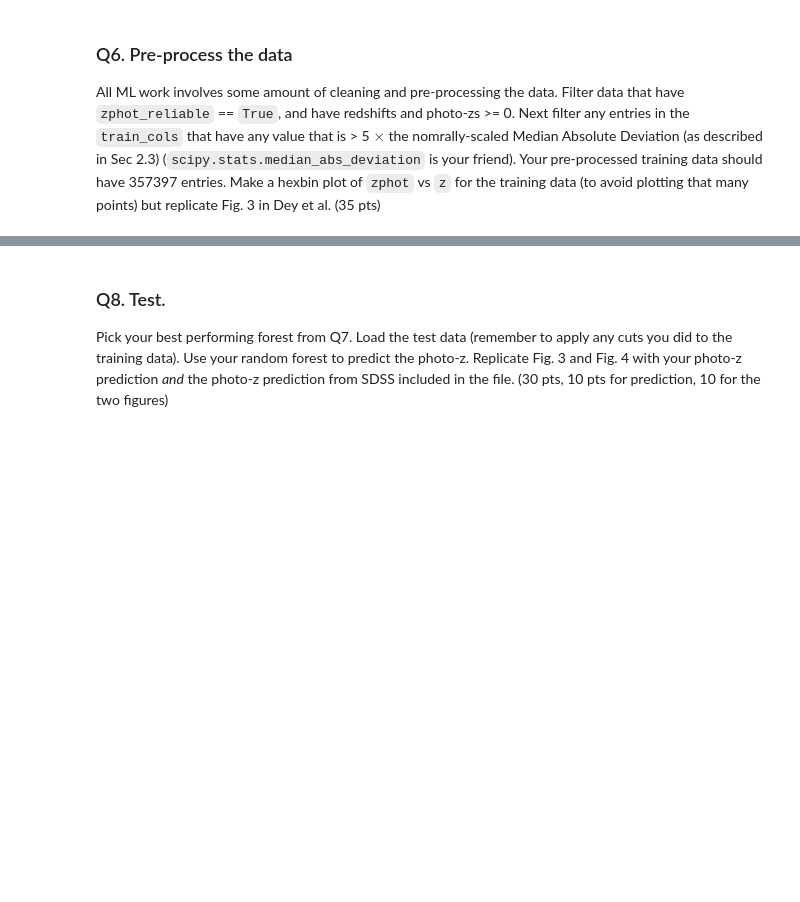
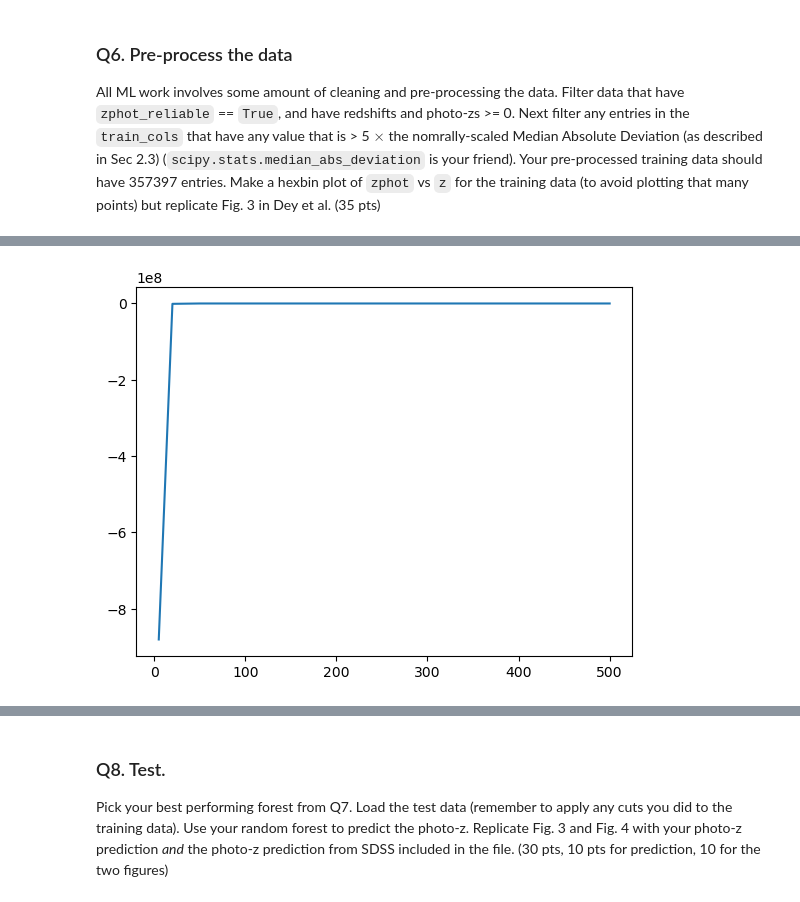
Before and after one commit to gnarayan/ast596_2023_Spring, a Jupyter notebook: homework/HaillePerkins/06/HW06+7.ipynb, the cells around one changed output, grey strips where cells are left out. Drawn from its saved outputs; the diff is of its cells as text; code cells hidden in the pictures; blank space fills up the shorter version.

```diff
--- a/homework/HaillePerkins/06/HW06+7.ipynb
+++ b/homework/HaillePerkins/06/HW06+7.ipynb
@@ -216,0 +313,3 @@ Using `n_estimators` (i.e. number of trees) in (5, 20, 50, 200, 500), train a ra
+# %%
+forests = pd.read_csv("forests.csv", index_col=0)
+forests
@@ -216,0 +323,6 @@ Using `n_estimators` (i.e. number of trees) in (5, 20, 50, 200, 500), train a ra
+# %%
+plt.plot(forests.index, forests['oob'])
+#plt.ylim([-1e6, 1e3])
+plt.show()
+# %% [output]
+[figure, added]
```
Also changed, not shown: parts of 18 cells of this notebook.
